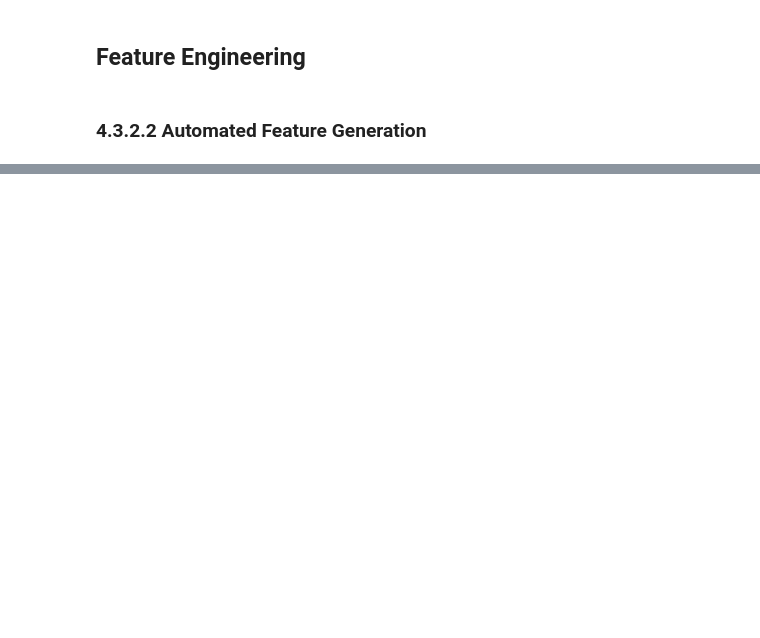
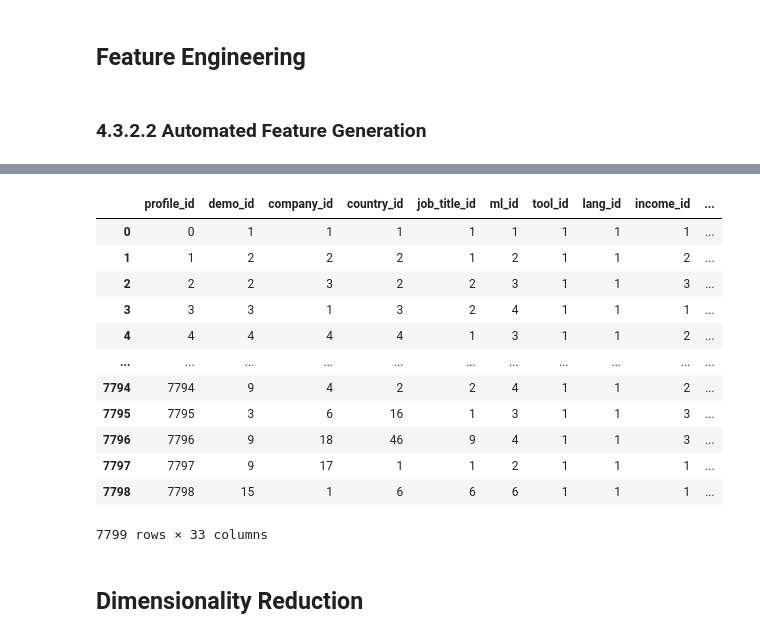
Before and after one commit to Aaron2k02/data-mining-warehousing-wages-analysis, a Jupyter notebook: notebooks/03_data_preprocessing/01_data_encoding.ipynb, the cells around one changed output, grey strips where cells are left out. Drawn from its saved outputs; the diff is of its cells as text; code cells hidden in the pictures; blank space fills up the shorter version.

```diff
--- a/notebooks/03_data_preprocessing/01_data_encoding.ipynb
+++ b/notebooks/03_data_preprocessing/01_data_encoding.ipynb
@@ -198,7 +200,7 @@ nominal_columns = [
     "income_category"
 ]
 
-survey_df = pd.get_dummies(survey_df, columns=nominal_columns, drop_first=True)
+survey_df = pd.get_dummies(survey_df, columns=nominal_columns, drop_first=False)
 
 # Step 4: Label Encoding for Binary Columns
 # Justification: Label encoding is efficient for binary columns.
@@ -258,0 +400,11 @@ dim_income_category = survey_df[[col for col in survey_df.columns if col.startsw
+# %%
+# Perform Deep Feature Synthesis
+feature_matrix, feature_defs = ft.dfs(
+    entityset=es,
+    target_dataframe_name="profileTable",  # Use the name of the target dataframe in the EntitySet
+    agg_primitives=["mean", "sum", "count", ],  # Aggregation functions
+    # trans_primitives=["multiply_numeric", "divide_numeric"],  # Transformation functions
+    max_depth=2,
+    n_jobs=3,  # Parallel processing
+    verbose=True
+)
@@ -258,0 +530,62 @@ dim_income_category = survey_df[[col for col in survey_df.columns if col.startsw
+# %%
+# Reset index to merge with the fact_profile_table
+feature_matrix_reset = feature_matrix.reset_index()
+
+# Merge feature matrix with fact_profile_table
+fact_profile_table_with_features = fact_profile_table.merge(
+    feature_matrix_reset,
+    on='profile_id',
+    how='left'
+)
+
+# Filter for desired features
+selected_features = [
+    'demographics.COUNT(profileTable)',
+    'demographics.MEAN(profileTable.yearly_compensation)',
+    'demographics.SUM(profileTable.yearly_compensation)',
+    'company.COUNT(profileTable)',
+    'company.MEAN(profileTable.yearly_compensation)',
+    'company.SUM(profileTable.yearly_compensation)',
+    'country.COUNT(profileTable)',
+    'country.MEAN(profileTable.yearly_compensation)',
+    'country.SUM(profileTable.yearly_compensation)',
+    'jobTitle.SUM(profileTable.yearly_compensation)',
+    'jobTitle.MEAN(profileTable.yearly_compensation)',
+    'jobTitle.SUM(profileTable.yearly_compensation)',
+    'mlIncorporation.SUM(profileTable.yearly_compensation)',
+    'mlIncorporation.MEAN(profileTable.yearly_compensation)',
+    'PrimaryTool.SUM(profileTable.yearly_compensation)',
+    'PrimaryTool.MEAN(profileTable.yearly_compensation)',
+    'RecommendedLanguage.SUM(profileTable.yearly_compensation)',
+    'RecommendedLanguage.MEAN(profileTable.yearly_compensation)',
+    'IncomeCategory.SUM(profileTable.yearly_compensation)',
+    'IncomeCategory.MEAN(profileTable.yearly_compensation)',
+]
+
+# Select only those features
+feature_matrix_selected = feature_matrix_reset[['profile_id'] + selected_features]
+
+# Merge with fact_profile_table
+fact_profile_table_with_features = fact_profile_table.merge(
+    feature_matrix_selected,
+    on='profile_id',
+    how='left'
+)
+
+fact_profile_table_with_features
+# %% [output]
+|  | profile_id | demo_id | company_id | country_id | job_title_id | ml_id | tool_id | lang_id | income_id | ... |
+| 0 | 0 | 1 | 1 | 1 | 1 | 1 | 1 | 1 | 1 | ... |
+| 1 | 1 | 2 | 2 | 2 | 1 | 2 | 1 | 1 | 2 | ... |
+| 2 | 2 | 2 | 3 | 2 | 2 | 3 | 1 | 1 | 3 | ... |
+| 3 | 3 | 3 | 1 | 3 | 2 | 4 | 1 | 1 | 1 | ... |
+| 4 | 4 | 4 | 4 | 4 | 1 | 3 | 1 | 1 | 2 | ... |
+| ... | ... | ... | ... | ... | ... | ... | ... | ... | ... | ... |
+| 7794 | 7794 | 9 | 4 | 2 | 2 | 4 | 1 | 1 | 2 | ... |
+| 7795 | 7795 | 3 | 6 | 16 | 1 | 3 | 1 | 1 | 3 | ... |
+| 7796 | 7796 | 9 | 18 | 46 | 9 | 4 | 1 | 1 | 3 | ... |
+| 7797 | 7797 | 9 | 17 | 1 | 1 | 2 | 1 | 1 | 1 | ... |
+| 7798 | 7798 | 15 | 1 | 6 | 6 | 6 | 1 | 1 | 1 | ... |
+7799 rows × 33 columns
+# %% [markdown]
+## Dimensionality Reduction
```
Also changed, not shown: parts of 18 cells of this notebook, 1 other file.
